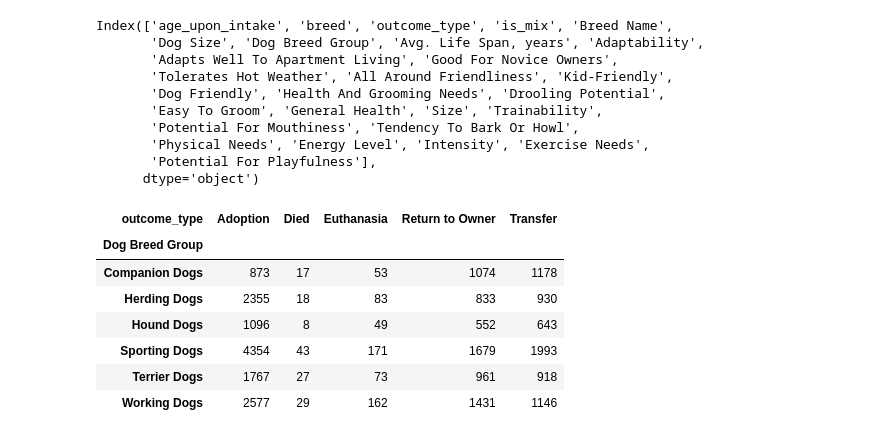
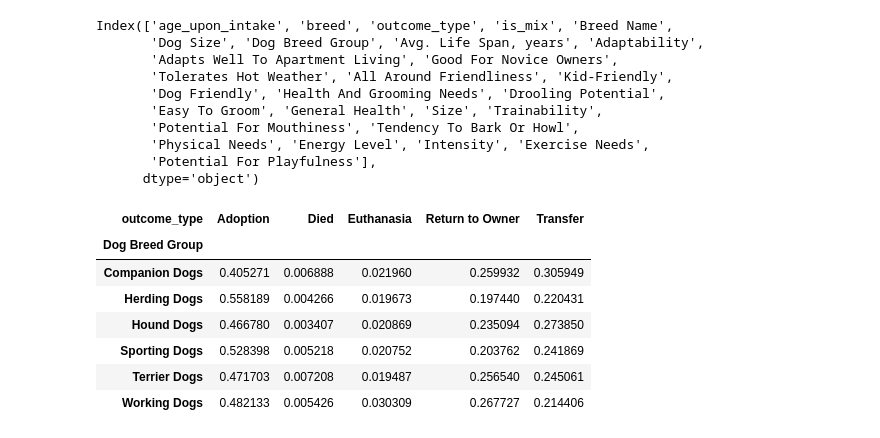
Before and after one commit to nneomaonochie/ml1-animal-data, a Jupyter notebook: exploration.ipynb, the cells around one changed output. Cells and saved outputs as stored; diff of their text form; code cells hidden in the pictures.

```diff
--- a/exploration.ipynb
+++ b/exploration.ipynb
@@ -962,16 +964,18 @@ Index(['age_upon_intake', 'breed', 'outcome_type', 'is_mix', 'Breed Name',
        'Physical Needs', 'Energy Level', 'Intensity', 'Exercise Needs',
        'Potential For Playfulness'],
       dtype='object')
-# %%
-# breeds has not been fixed yet - present breeds is a small sample
-
-pd.crosstab(present_breeds['Dog Breed Group'], present_breeds['outcome_type'])
-# %% [output]
-| outcome_type | Adoption | Died | Euthanasia | Return to Owner | Transfer |
-| Dog Breed Group |  |  |  |  |  |
-| Companion Dogs | 873 | 17 | 53 | 1074 | 1178 |
-| Herding Dogs | 2355 | 18 | 83 | 833 | 930 |
-| Hound Dogs | 1096 | 8 | 49 | 552 | 643 |
-| Sporting Dogs | 4354 | 43 | 171 | 1679 | 1993 |
-| Terrier Dogs | 1767 | 27 | 73 | 961 | 918 |
-| Working Dogs | 2577 | 29 | 162 | 1431 | 1146 |
+# %%
+# these are for the dog breed groups for outcome types
+grps = present_breeds.groupby(['Dog Breed Group', 'outcome_type']).size().unstack(fill_value=0)
+grp_percent = grps.div(grps.sum(axis=1), axis=0)
+
+grp_percent
+# %% [output]
+| outcome_type | Adoption | Died | Euthanasia | Return to Owner | Transfer |
+| Dog Breed Group |  |  |  |  |  |
+| Companion Dogs | 0.405271 | 0.006888 | 0.021960 | 0.259932 | 0.305949 |
+| Herding Dogs | 0.558189 | 0.004266 | 0.019673 | 0.197440 | 0.220431 |
+| Hound Dogs | 0.466780 | 0.003407 | 0.020869 | 0.235094 | 0.273850 |
+| Sporting Dogs | 0.528398 | 0.005218 | 0.020752 | 0.203762 | 0.241869 |
+| Terrier Dogs | 0.471703 | 0.007208 | 0.019487 | 0.256540 | 0.245061 |
+| Working Dogs | 0.482133 | 0.005426 | 0.030309 | 0.267727 | 0.214406 |
```
Also changed, not shown: parts of 4 cells of this notebook, 1 other file.
